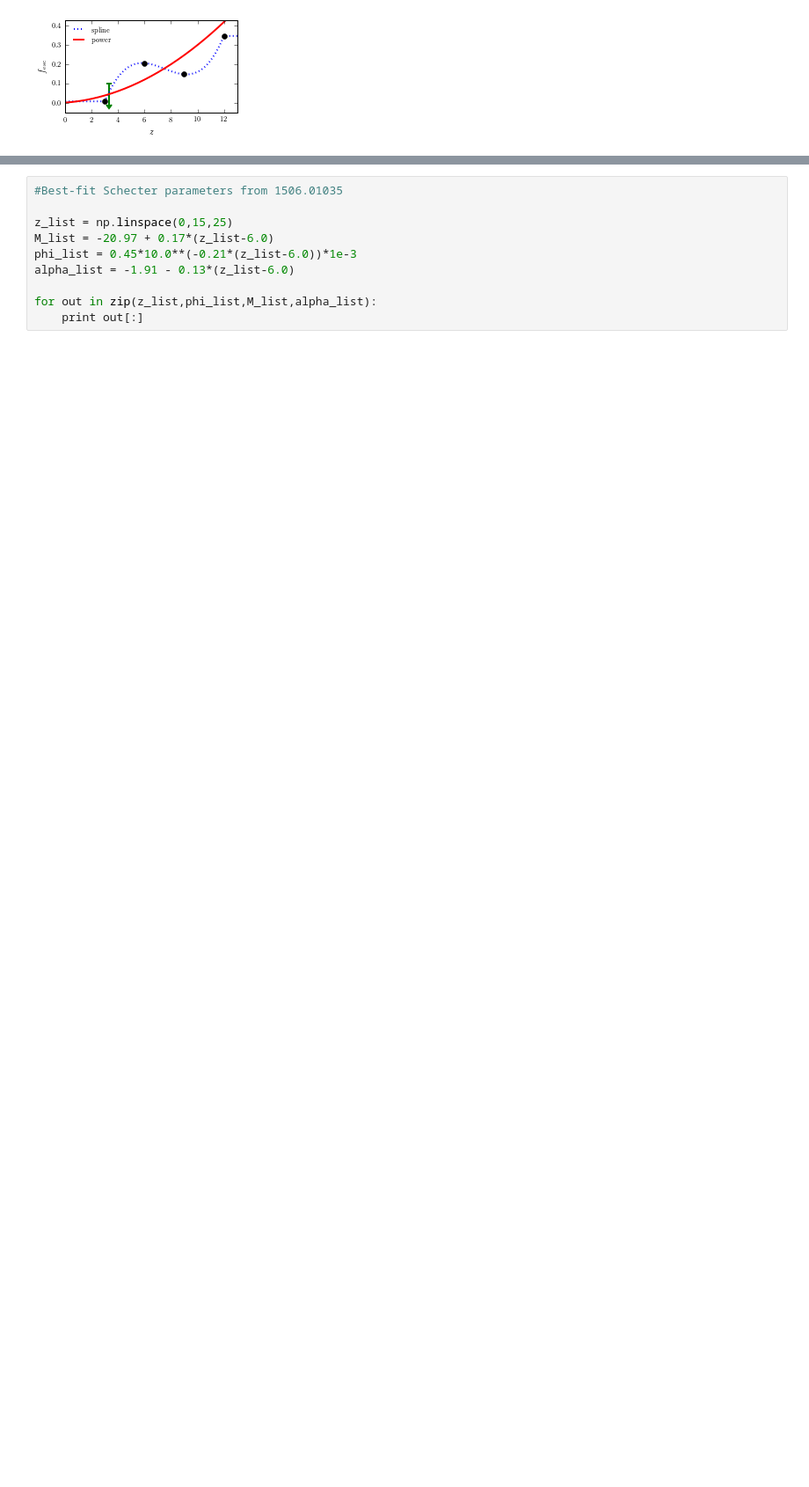
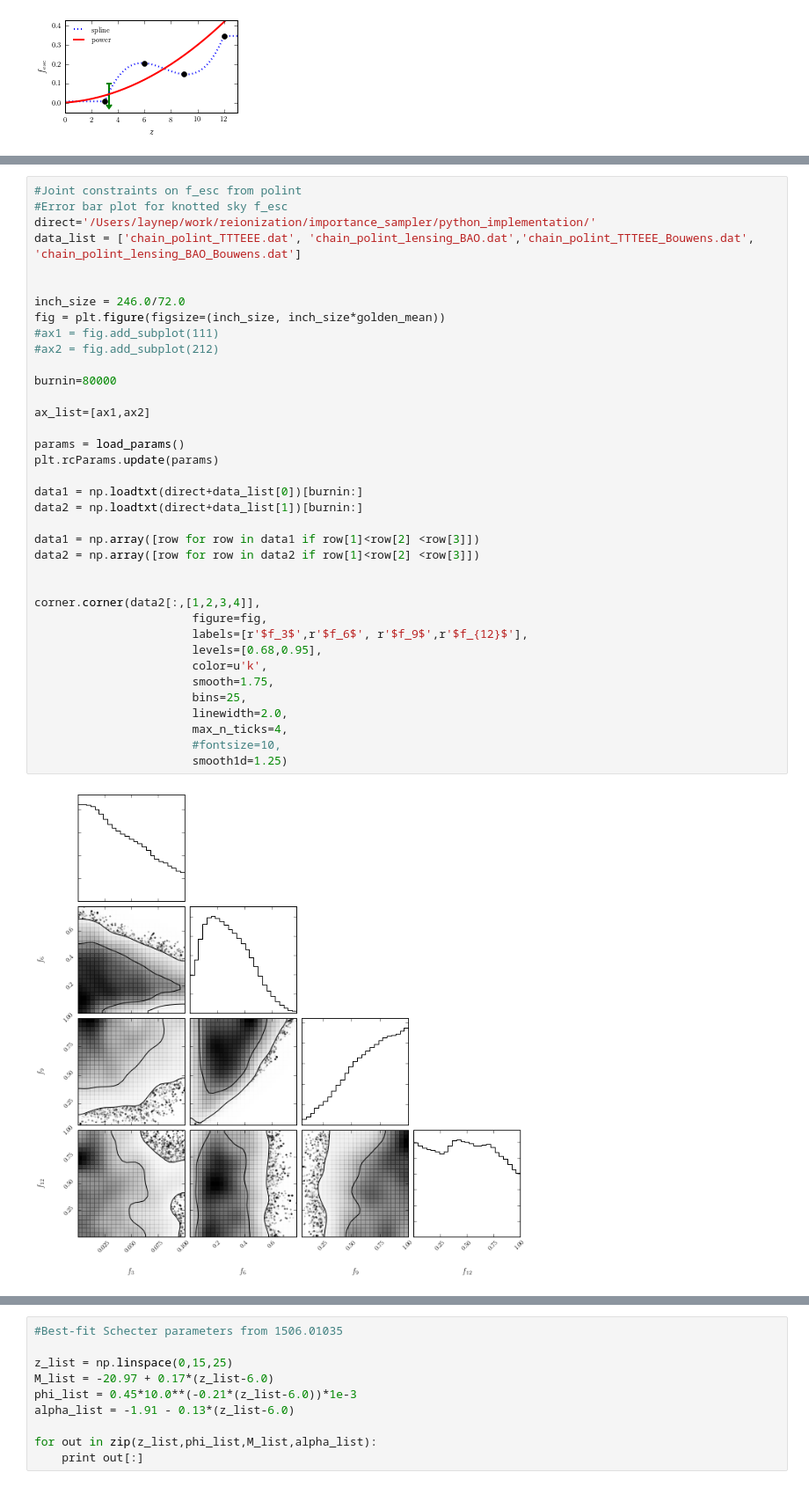
Before and after one commit to laynep/tau_calc_reion, a Jupyter notebook: data_postprocessing.ipynb, the cells around one changed output, grey strips where cells are left out. Shown at 88% size. Drawn from its saved outputs; the diff is of its cells as text; blank space fills up the shorter version.

```diff
--- a/data_postprocessing.ipynb
+++ b/data_postprocessing.ipynb
@@ -354,0 +413,39 @@ if save:
+# %%
+#Joint constraints on f_esc from polint
+#Error bar plot for knotted sky f_esc
+direct='/Users/laynep/work/reionization/importance_sampler/python_implementation/'
+data_list = ['chain_polint_TTTEEE.dat', 'chain_polint_lensing_BAO.dat','chain_polint_TTTEEE_Bouwens.dat',  'chain_polint_lensing_BAO_Bouwens.dat']
+
+
+inch_size = 246.0/72.0
+fig = plt.figure(figsize=(inch_size, inch_size*golden_mean))
+#ax1 = fig.add_subplot(111)
+#ax2 = fig.add_subplot(212)
+
+burnin=80000
+
+ax_list=[ax1,ax2]
+
+params = load_params()
+plt.rcParams.update(params)
+
+data1 = np.loadtxt(direct+data_list[0])[burnin:]
+data2 = np.loadtxt(direct+data_list[1])[burnin:]
+
+data1 = np.array([row for row in data1 if row[1]<row[2] <row[3]])
+data2 = np.array([row for row in data2 if row[1]<row[2] <row[3]])
+
+
+corner.corner(data2[:,[1,2,3,4]],
+                       figure=fig,
+                       labels=[r'$f_3$',r'$f_6$', r'$f_9$',r'$f_{12}$'],
+                       levels=[0.68,0.95],
+                       color=u'k',
+                       smooth=1.75,
+                       bins=25,
+                       linewidth=2.0,
+                       max_n_ticks=4,
+                       #fontsize=10,
+                       smooth1d=1.25)
+# %% [output]
+[figure, added]
```
Also changed, not shown: parts of 8 cells of this notebook, 4 other files.
